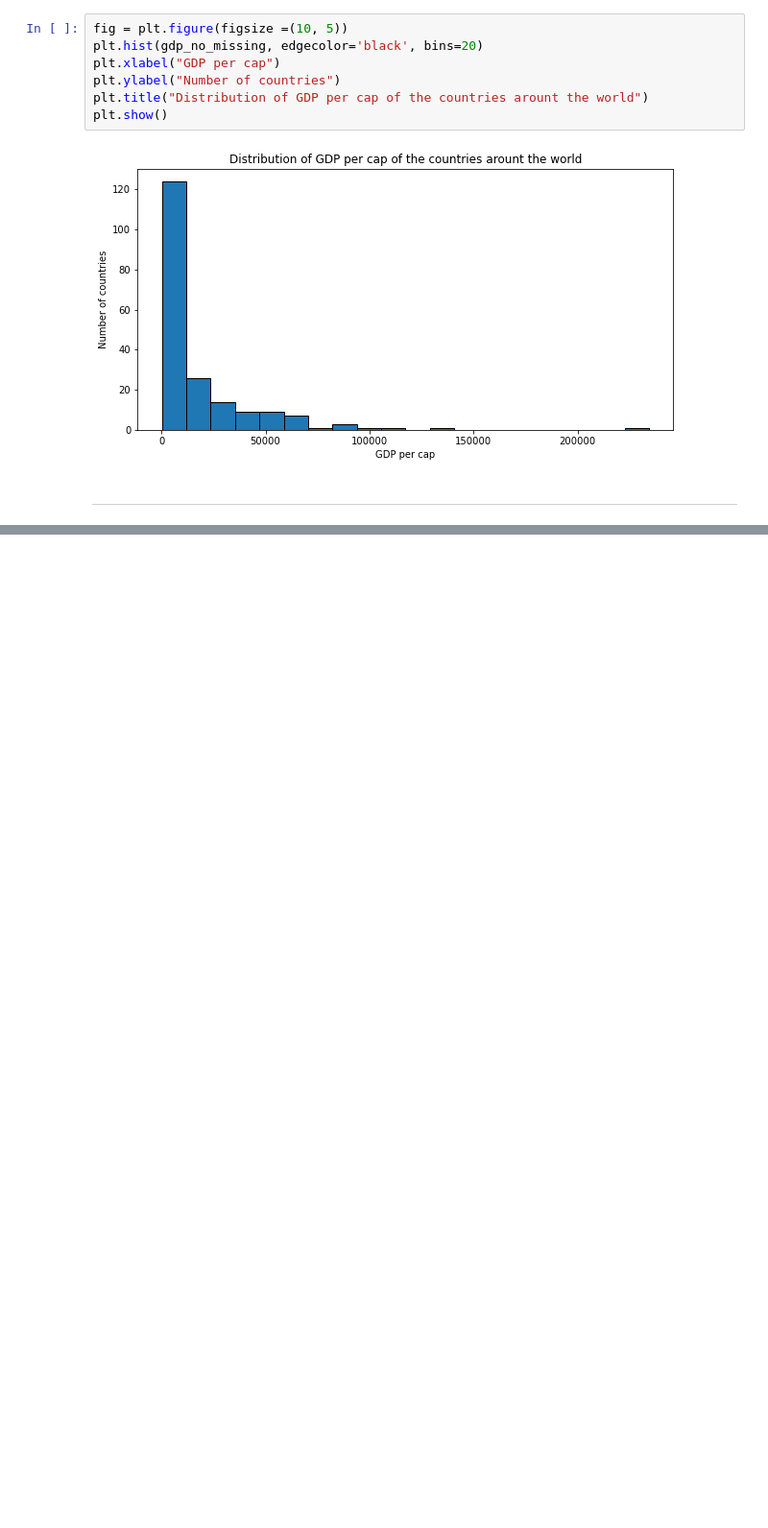
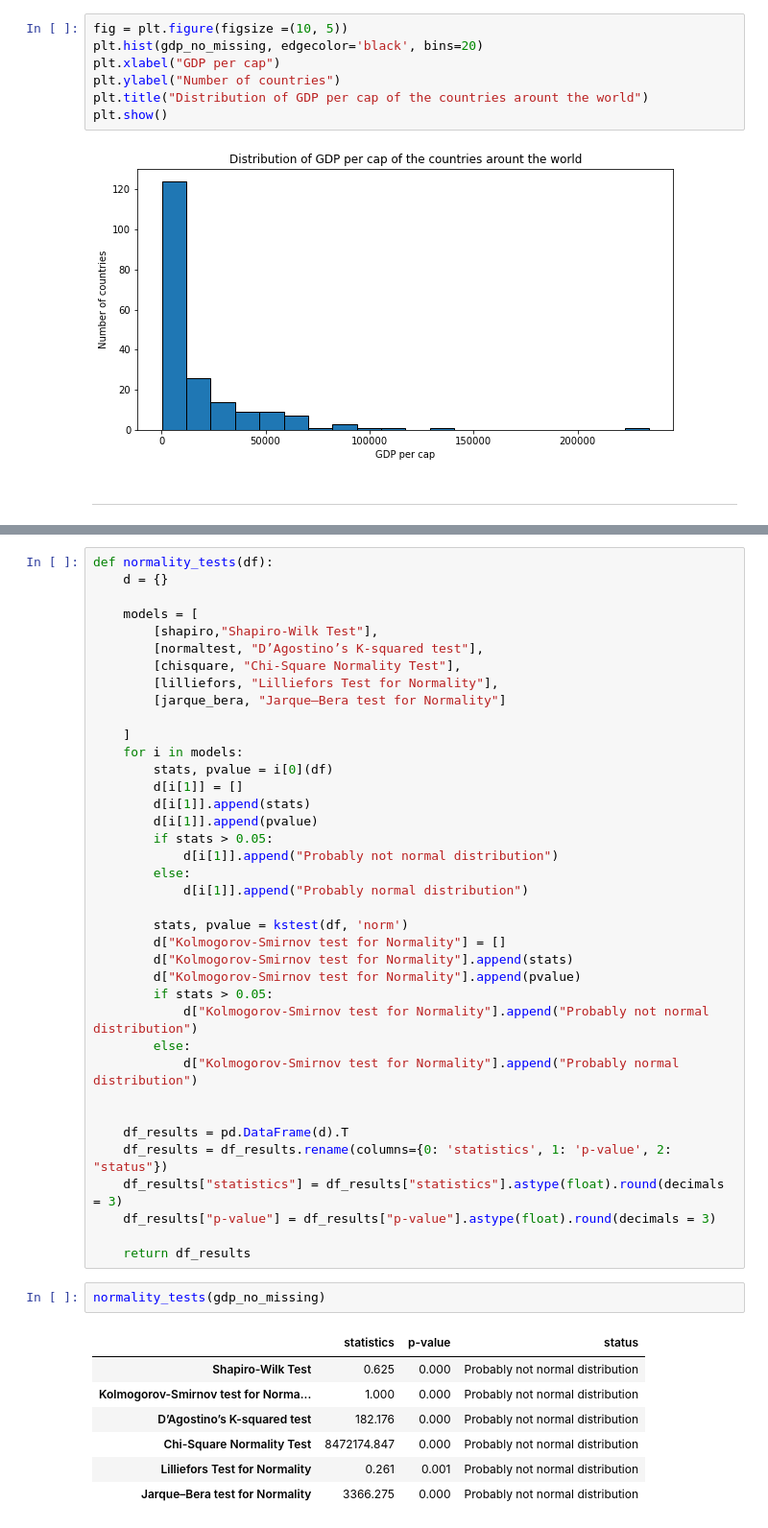
Before and after one commit to StefanRaychev/Data-transformation-techniques, a Jupyter notebook: Data transformation.ipynb, the cells around one changed output, grey strips where cells are left out. Shown at 96% size. Saved outputs shown, nothing was run; the diff lists cells and outputs as text; blank space fills up the shorter version.

```diff
--- a/Data transformation.ipynb
+++ b/Data transformation.ipynb
@@ -196,0 +202,48 @@ plt.show()
+# %%
+def normality_tests(df):
+    d = {}
+
+    models = [
+        [shapiro,"Shapiro-Wilk Test"],
+        [normaltest, "D’Agostino’s K-squared test"],
+        [chisquare, "Chi-Square Normality Test"],
+        [lilliefors, "Lilliefors Test for Normality"],
+        [jarque_bera, "Jarque–Bera test for Normality"]
+
+    ]
+    for i in models:
+        stats, pvalue = i[0](df)
+        d[i[1]] = []
+        d[i[1]].append(stats)
+        d[i[1]].append(pvalue)
+        if stats > 0.05:
+            d[i[1]].append("Probably not normal distribution")
+        else:
+            d[i[1]].append("Probably normal distribution")
+
+        stats, pvalue = kstest(df, 'norm')
+        d["Kolmogorov-Smirnov test for Normality"] = []
+        d["Kolmogorov-Smirnov test for Normality"].append(stats)
+        d["Kolmogorov-Smirnov test for Normality"].append(pvalue)
+        if stats > 0.05:
+            d["Kolmogorov-Smirnov test for Normality"].append("Probably not normal distribution")
+        else:
+            d["Kolmogorov-Smirnov test for Normality"].append("Probably normal distribution")
+
+
+    df_results = pd.DataFrame(d).T
+    df_results = df_results.rename(columns={0: 'statistics', 1: 'p-value', 2: "status"})
+    df_results["statistics"] = df_results["statistics"].astype(float).round(decimals = 3)
+    df_results["p-value"] = df_results["p-value"].astype(float).round(decimals = 3)
+
+    return df_results
+# %%
+normality_tests(gdp_no_missing)
+# %% [output]
+|  | statistics | p-value | status |
+| Shapiro-Wilk Test | 0.625 | 0.000 | Probably not normal distribution |
+| Kolmogorov-Smirnov test for Norma... | 1.000 | 0.000 | Probably not normal distribution |
+| D’Agostino’s K-squared test | 182.176 | 0.000 | Probably not normal distribution |
+| Chi-Square Normality Test | 8472174.847 | 0.000 | Probably not normal distribution |
+| Lilliefors Test for Normality | 0.261 | 0.001 | Probably not normal distribution |
+| Jarque–Bera test for Normality | 3366.275 | 0.000 | Probably not normal distribution |
```
Also changed, not shown: parts of 2 cells of this notebook.
